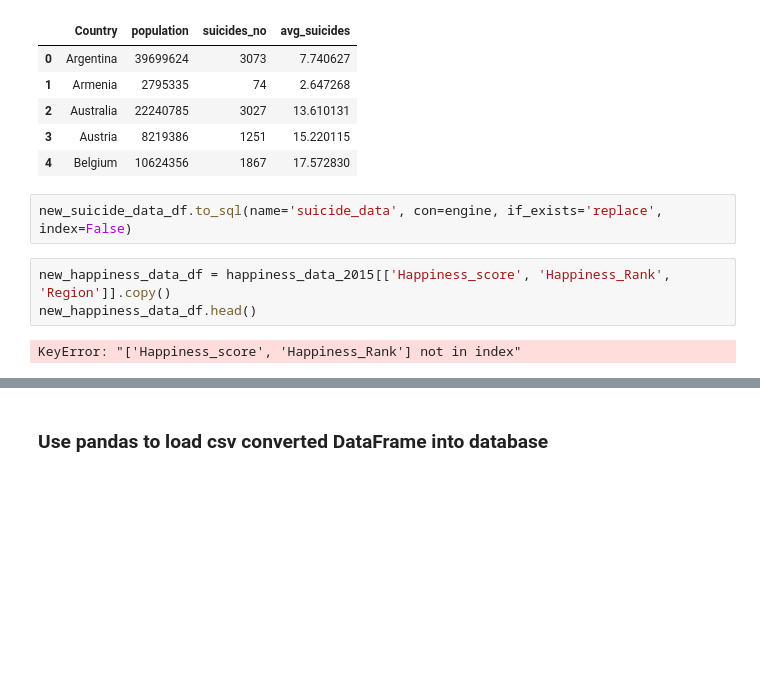
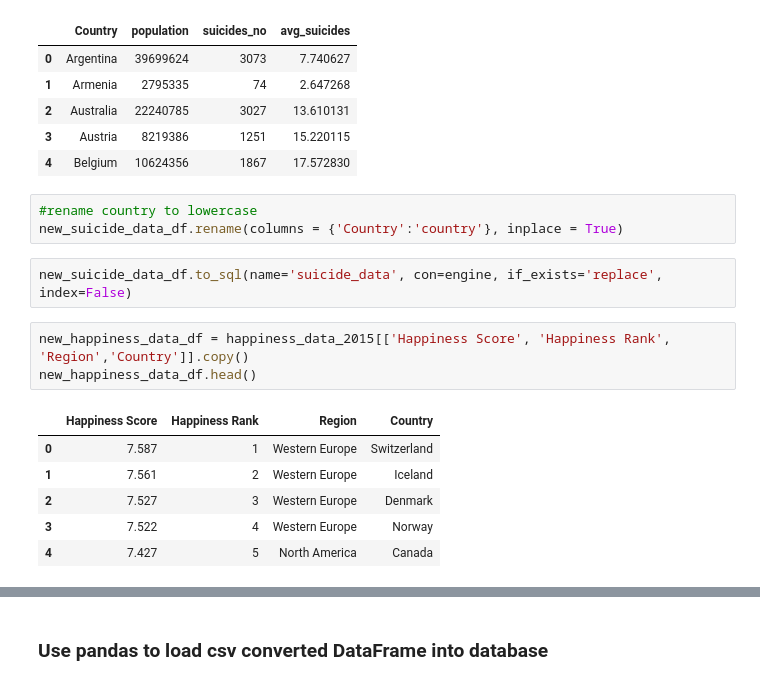
Before and after one commit to rashmirekha27/Team_suicide_squad, a Jupyter notebook: Team_suicide.ipynb, the cells around one changed output, grey strips where cells are left out. Cells and saved outputs as stored; diff of their text form; blank space fills up the shorter version.

```diff
--- a/Team_suicide.ipynb
+++ b/Team_suicide.ipynb
@@ -166,10 +166,18 @@ new_suicide_data_df.head()
 | 2 | Australia | 22240785 | 3027 | 13.610131 |
 | 3 | Austria | 8219386 | 1251 | 15.220115 |
 | 4 | Belgium | 10624356 | 1867 | 17.572830 |
+# %%
+#rename country to lowercase
+new_suicide_data_df.rename(columns = {'Country':'country'}, inplace = True)
 # %%
 new_suicide_data_df.to_sql(name='suicide_data', con=engine, if_exists='replace', index=False)
 # %%
-new_happiness_data_df = happiness_data_2015[['Happiness_score', 'Happiness_Rank', 'Region']].copy()
+new_happiness_data_df = happiness_data_2015[['Happiness Score', 'Happiness Rank', 'Region','Country']].copy()
 new_happiness_data_df.head()
 # %% [output]
-KeyError: "['Happiness_score', 'Happiness_Rank'] not in index"
+|  | Happiness Score | Happiness Rank | Region | Country |
+| 0 | 7.587 | 1 | Western Europe | Switzerland |
+| 1 | 7.561 | 2 | Western Europe | Iceland |
+| 2 | 7.527 | 3 | Western Europe | Denmark |
+| 3 | 7.522 | 4 | Western Europe | Norway |
+| 4 | 7.427 | 5 | North America | Canada |
```
Also changed, not shown: parts of 5 cells of this notebook.
